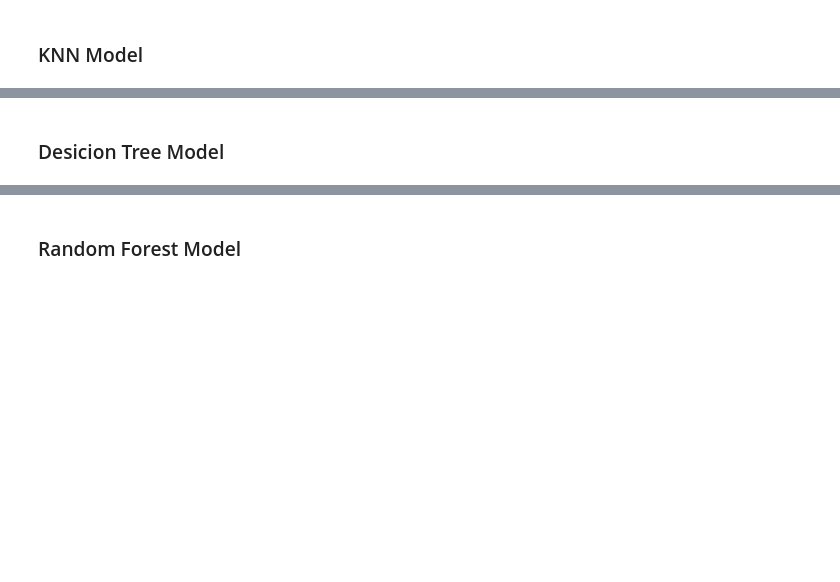
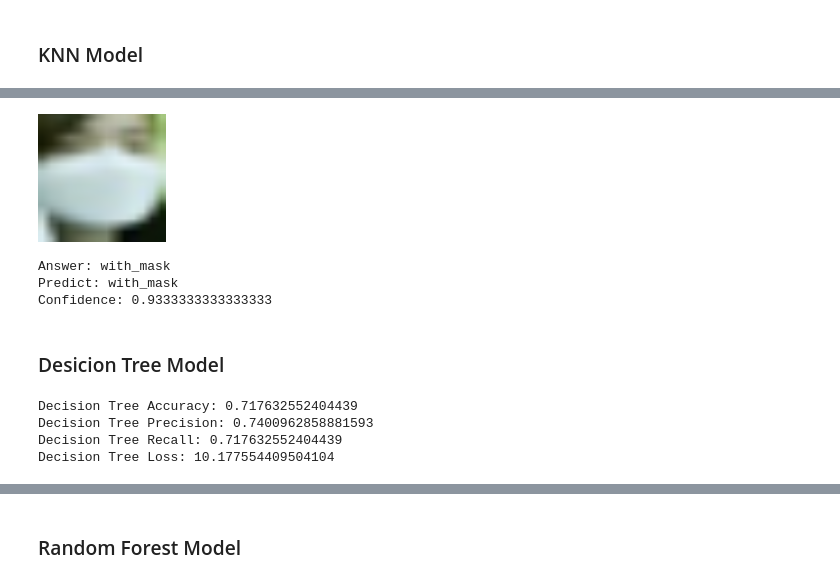
Before and after one commit to pannawat1233/Check-the-masked-person, a Jupyter notebook: src/main.ipynb, the cells around one changed output, grey strips where cells are left out. Drawn from its saved outputs; the diff is of its cells as text; code cells hidden in the pictures; blank space fills up the shorter version.

```diff
--- a/src/main.ipynb
+++ b/src/main.ipynb
@@ -663,60 +789,67 @@ print(f"KNN Loss: {KNN_loss:.4f}")
 # %%
-#ตำเเหน่งรูปที่ใช้
-img_index = 7
+# ตำเเหน่งรูปที่ใช้
+img_index = 128
 
-#รูปตัวอย่าง
+# รูปตัวอย่าง
 img_array = x_test2[img_index]
 answer = y_test[img_index]
 
-#เพิ่ม dim ให้ model
+# เพิ่ม dim ให้ model
 img_array = np.expand_dims(img_array, axis=0)
 
-#เเสดงรูป
+# เเสดงรูป
 cv2_imshow(x_test[img_index])
 
-#ความเเม่นยำ เเละ ความมั่นใจ
+# ความเเม่นยำ เเละ ความมั่นใจ
 predicted_class = knn.predict(img_array)[0]
 y_pred_prob = knn.predict_proba(img_array)
 confidence = y_pred_prob[0][predicted_class]
 
-print(f"answer:{classes[answer]}")
-print(f"predict:{classes[predicted_class]}")
+# ปริ้นค่าออกมาเทียบดูคำตอบจริง กับ คำตอบที่ model ทำนายออกมา
+print(f"Answer: {classes[answer]}")
+print(f"Predict: {classes[predicted_class]}")
 print(f"Confidence: {confidence}")
+# %% [output]
+[figure, added]
+Answer: with_mask
+Predict: with_mask
+Confidence: 0.9333333333333333
 # %% [markdown]
 ### Desicion Tree Model
 # %%
-# สร้าง Random Forest Model
-random_forest_model = RandomForestClassifier(n_estimators=100, random_state=42)
+# สร้าง Decision Tree Model
+decision_tree_model = DecisionTreeClassifier(random_state=42)
 
-# ฝึก Random Forest Model
-random_forest_model.fit(x_train2,y_train2)
+# ฝึก Decision Tree Model
+decision_tree_model.fit(x_train2, y_train2)
 
 # ทำนายค่าผลลัพธ์จากข้อมูลทดสอบ
-rf_y_pred = random_forest_model.predict(x_test2)
+dt_y_pred = decision_tree_model.predict(x_test2)
 
-# ทำนายค่าความน่าจะเป็นจาก Random Forest Model
-rf_y_prob = random_forest_model.predict_proba(x_test2)
-
-# เเปลง labels เป็น one-hot
-lb = LabelBinarizer()
-y_test2_one_hot = lb.fit_transform(y_test2)
+# ทำนายค่าความน่าจะเป็นจาก Decision Tree Model
+dt_y_prob = decision_tree_model.predict_proba(x_test2)
 
 # คำนวณ Log Loss
-rf_loss = log_loss(y_test2_one_hot, rf_y_prob)
+dt_loss = log_loss(y_test2, dt_y_prob, labels=[0, 1, 2])
 
-# คำนวณ Precision, Recall สำหรับ Random Forest
-rf_precision = precision_score(y_test2, rf_y_pred, average='weighted')
-rf_recall = recall_score(y_test2, rf_y_pred, average='weighted')
+# คำนวณ Precision, Recall สำหรับ Decision Tree
+dt_precision = precision_score(y_test2, dt_y_pred, average='weighted')
+dt_recall = recall_score(y_test2, dt_y_pred, average='weighted')
 
 # คำนวณ Accuracy
-rf_accuracy = random_forest_model.score(x_test2,y_test2)
+dt_accuracy = decision_tree_model.score(x_test2, y_test2)
 
-# แสดงผลลัพธ์ของ Random Forest Model
-print(f"Random Forest Accuracy: {rf_accuracy}")
-print(f"Random Forest Precision: {rf_precision}")
-print(f"Random Forest Recall: {rf_recall}")
-print(f"Random Forest Loss: {rf_loss}")
+# แสดงผลลัพธ์ของ Decision Tree Model
+print(f"Decision Tree Accuracy: {dt_accuracy}")
+print(f"Decision Tree Precision: {dt_precision}")
+print(f"Decision Tree Recall: {dt_recall}")
+print(f"Decision Tree Loss: {dt_loss}")
 
-# เพิ่มผลลัพธ์ของ Random Forest ลงใน list
-add_elements(rf_accuracy, rf_precision, rf_recall)
+# เพิ่มผลลัพธ์ของ Decision Tree ลงใน list
+add_elements(dt_accuracy, dt_precision, dt_recall)
+# %% [output]
+Decision Tree Accuracy: 0.717632552404439
+Decision Tree Precision: 0.7400962858881593
+Decision Tree Recall: 0.717632552404439
+Decision Tree Loss: 10.177554409504104
 # %%
```
Also changed, not shown: parts of 31 cells of this notebook, 1 other file.
